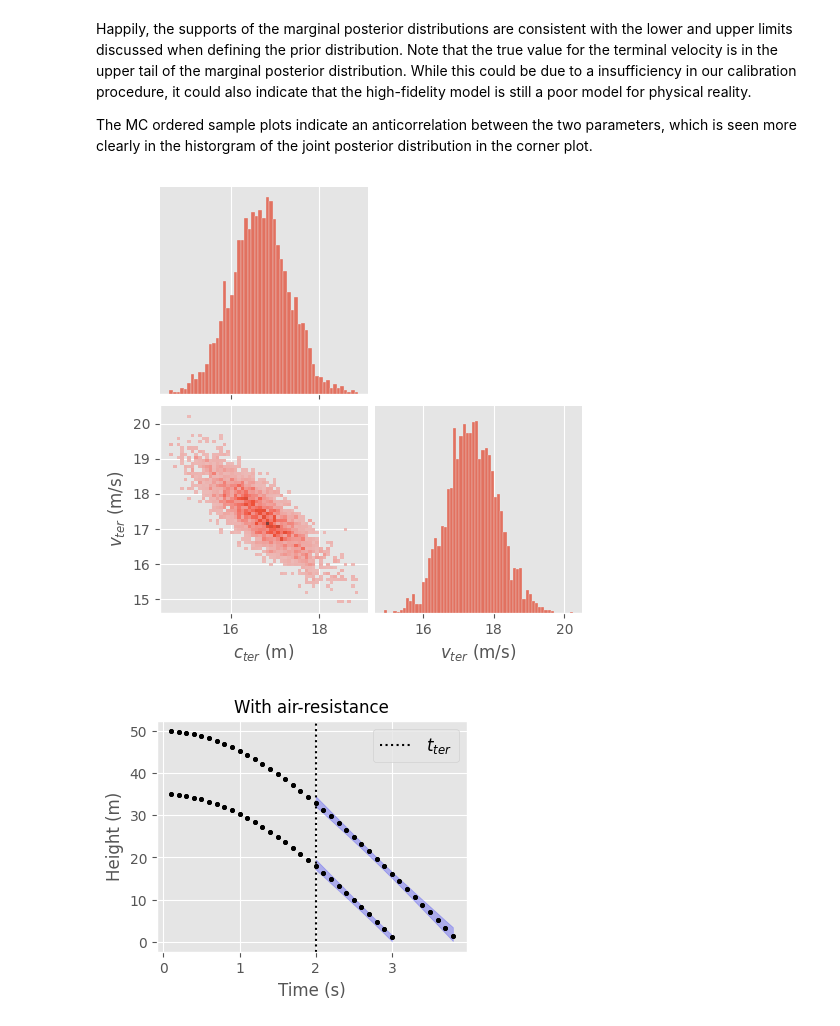
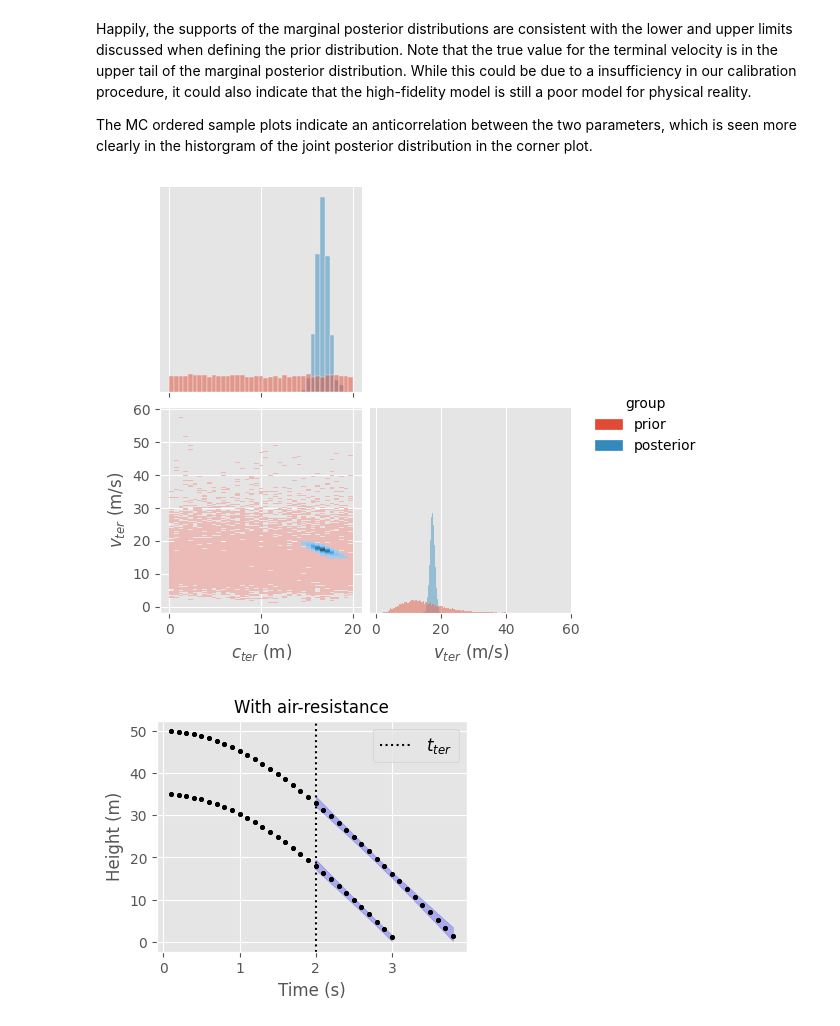
Before and after one commit to bandframework/surmise, a Jupyter notebook: book/notebooks/BallDrop.ipynb, the cells around one changed output. Saved outputs shown, nothing was run; the diff lists cells and outputs as text; code cells hidden in the pictures.

```diff
--- a/book/notebooks/BallDrop.ipynb
+++ b/book/notebooks/BallDrop.ipynb
@@ -778,12 +825,21 @@ Happily, the supports of the marginal posterior distributions are consistent wit
 The MC ordered sample plots indicate an anticorrelation between the two parameters, which is seen more clearly in the historgram of the joint posterior distribution in the corner plot.
 # %%
 # Remove this cell's input in rendering
+samples_prior_air = prior_theta_air.rnd(10000)
 
-df = pd.DataFrame({f"{THETA_NAMES[C_TER_IDX]} (m)":   samples_MC_air[:, C_TER_IDX],
-                   f"{THETA_NAMES[V_TER_IDX]} (m/s)": samples_MC_air[:, V_TER_IDX]})
-_ = sns.pairplot(df, corner=True, kind="hist")
+df_prior = pd.DataFrame({f"{THETA_NAMES[C_TER_IDX]} (m)":   samples_prior_air[:, C_TER_IDX],
+                         f"{THETA_NAMES[V_TER_IDX]} (m/s)": samples_prior_air[:, V_TER_IDX]})
+df_prior['group'] = 'prior'
+
+df_posterior = pd.DataFrame({f"{THETA_NAMES[C_TER_IDX]} (m)":   samples_MC_air[:, C_TER_IDX],
+                             f"{THETA_NAMES[V_TER_IDX]} (m/s)": samples_MC_air[:, V_TER_IDX]})
+df_posterior['group'] = 'posterior'
+
+df = pd.concat((df_prior, df_posterior))
+
+_ = sns.pairplot(df, hue='group', kind='hist', corner=True)
 # %% [output]
-[figure, old version]
+[figure, new version]
 # %%
 indices = np.where(DATASET["x"][:, T_IDX] >= T_TERMINAL)
 dataset_x_ter = DATASET["x"][indices]
```
Also changed, not shown: parts of 16 cells of this notebook.
